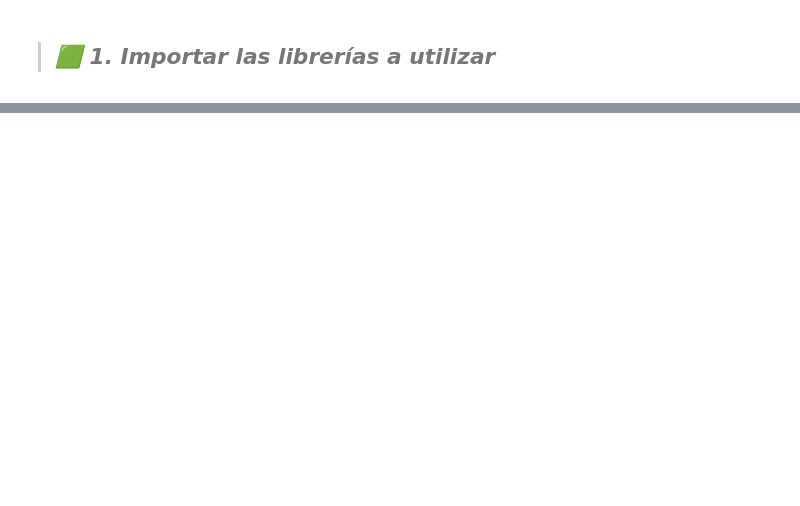
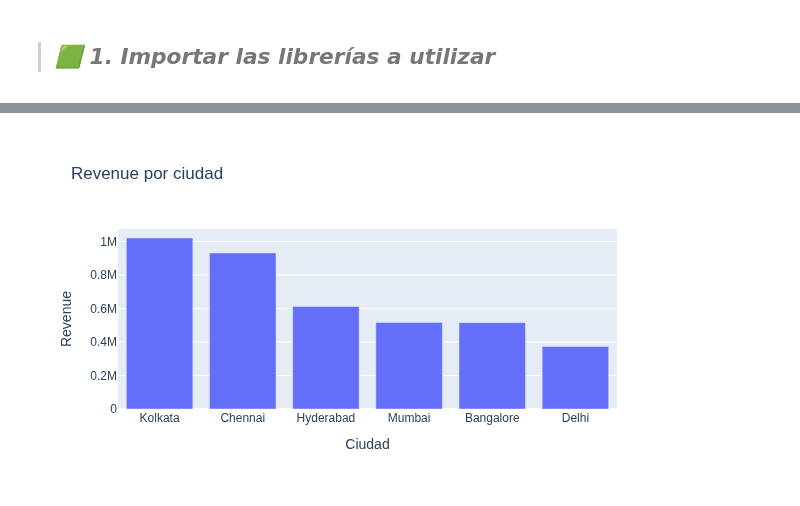
Before and after one commit to SamStent/retail-ecommerce-project, a Jupyter notebook: notebooks/01_eda.ipynb, the cells around one changed output, grey strips where cells are left out. Cells and saved outputs as stored; diff of their text form; code cells hidden in the pictures; blank space fills up the shorter version.

```diff
--- a/notebooks/01_eda.ipynb
+++ b/notebooks/01_eda.ipynb
@@ -205,0 +36,11 @@ Conexión OK
+# %%
+fig = px.bar(
+    city_sales.sort_values("revenue", ascending=False),
+    x="city",
+    y="revenue",
+    title="Revenue por ciudad"
+)
+fig.update_layout(xaxis_title="Ciudad", yaxis_title="Revenue")
+fig.show()
+# %% [output]
+[figure, added]
```
Also changed, not shown: parts of 30 cells of this notebook, 6 other files.
